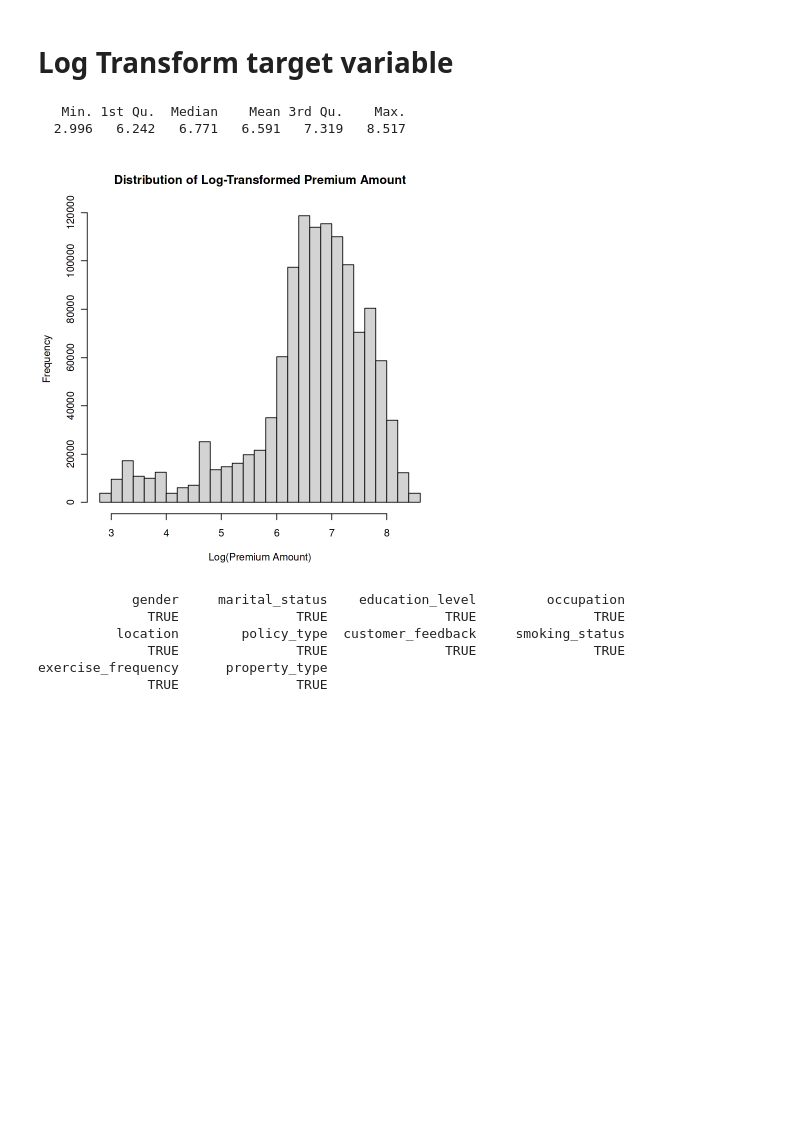
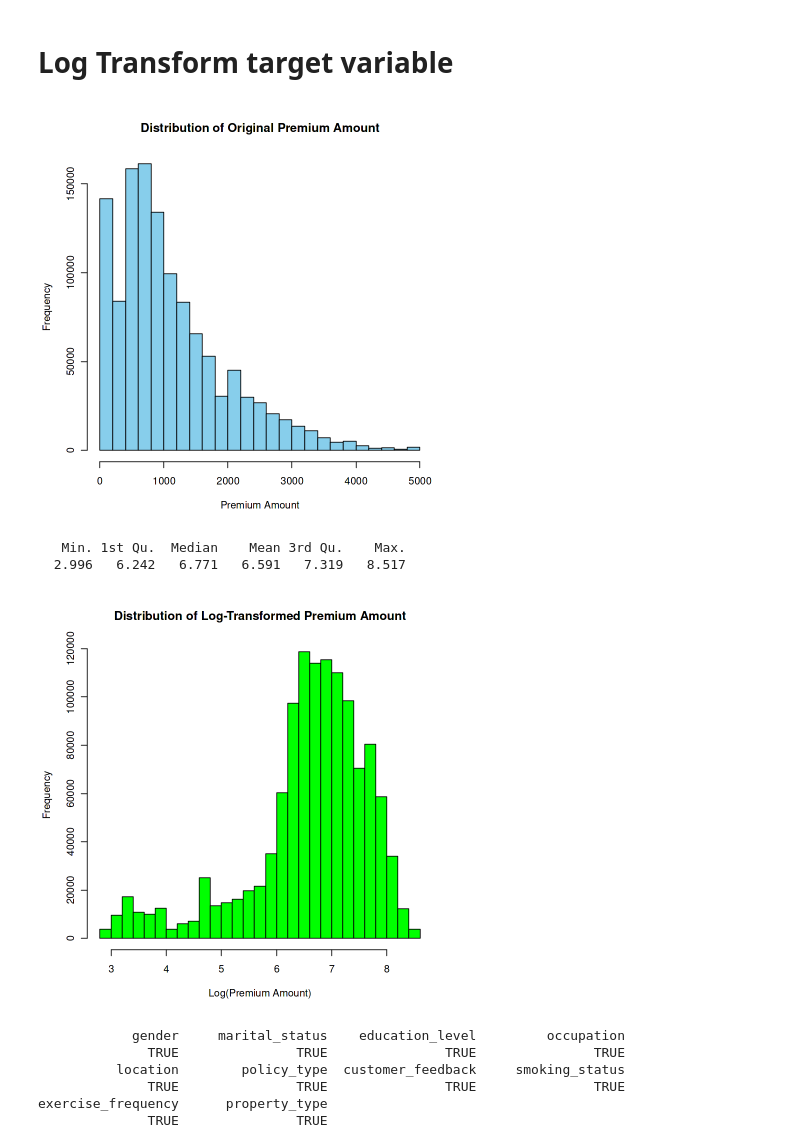
Before and after one commit to vanezp01/datalabs, a Jupyter notebook: predict-insurance-premiums.ipynb, the cells around one changed output. Saved outputs shown, nothing was run; the diff lists cells and outputs as text; code cells hidden in the pictures; blank space fills up the shorter version.

```diff
--- a/predict-insurance-premiums.ipynb
+++ b/predict-insurance-premiums.ipynb
@@ -296,24 +292,36 @@ test <- cap_outliers(test, "annual_income", bounds_annual_income[1], bounds_annu
 # %% [markdown]
 # Log Transform target variable
 # %%
+# Visualize the original distribution
+hist(train$premium_amount,
+     main = "Distribution of Original Premium Amount",
+     xlab = "Premium Amount",
+     col = "skyblue",
+     breaks = 30)
+
 # Transform premium_amount (target variable)
 if (any(train$premium_amount <= 0, na.rm = TRUE)) {
   # Add a small constant if there are zeros or negative values
   train$premium_amount <- log(train$premium_amount + 1)
 } else {
   # If all values are positive, use simple log transformation
   train$premium_amount <- log(train$premium_amount)
 }
 
+# Visualize the transformed distribution
+hist(train$premium_amount,
+     main = "Distribution of Log-Transformed Premium Amount",
+     xlab = "Log(Premium Amount)",
+     col = "green",
+     breaks = 30)
+
 # Verify the transformation
 summary(train$premium_amount)
-
-# Optionally, plot the distribution of the transformed variable
-hist(train$premium_amount, main = "Distribution of Log-Transformed Premium Amount", xlab = "Log(Premium Amount)")
 # %% [output]
+[figure, new version]
    Min. 1st Qu.  Median    Mean 3rd Qu.    Max.
   2.996   6.242   6.771   6.591   7.319   8.517
-[figure, old version]
+[figure, added]
 # %%
 # Verify that categorical columns are now factors
 sapply(train[categorical_cols], is.factor)
```
Also changed, not shown: parts of 6 cells of this notebook.
